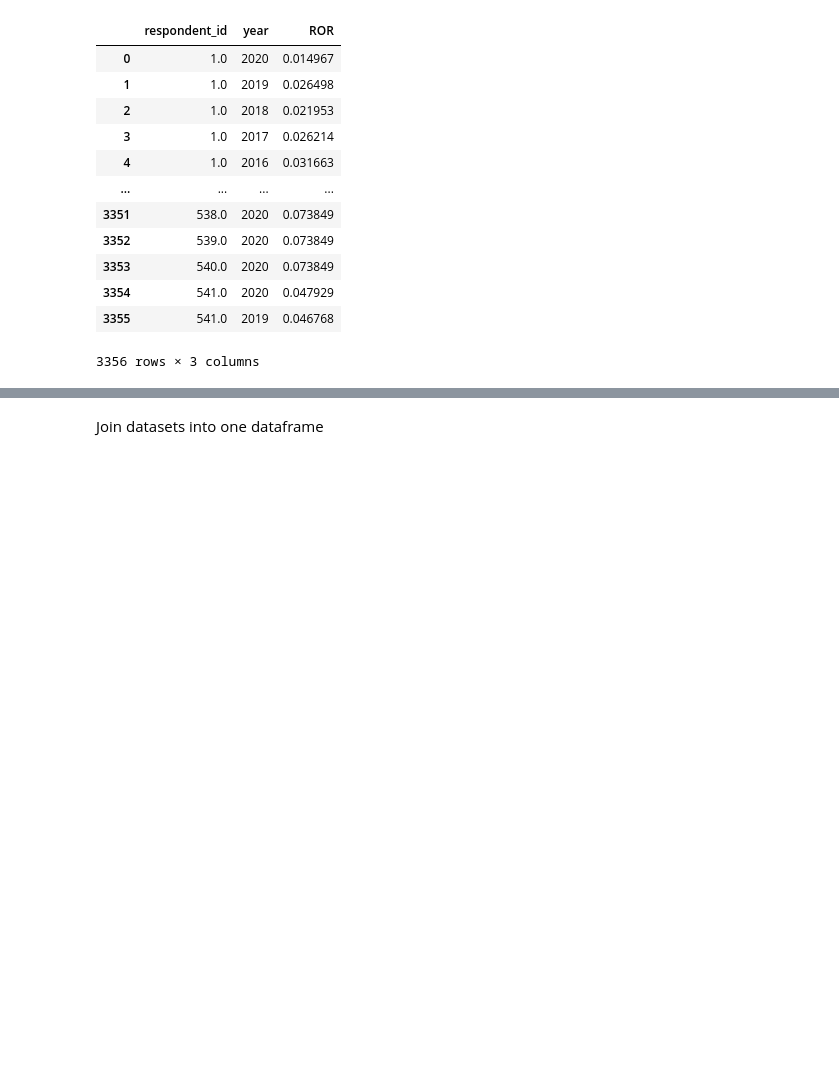
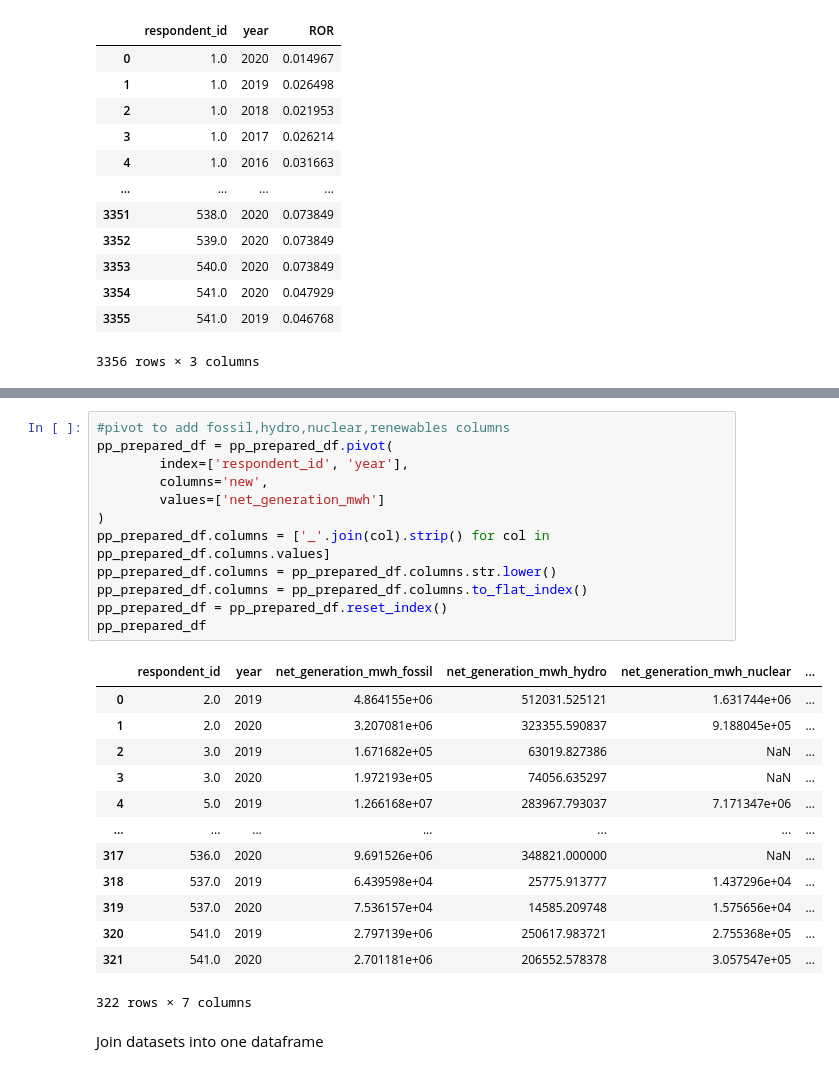
Before and after one commit to 2elle2/rmi-project, a Jupyter notebook: model/02_data_processing.ipynb, the cells around one changed output, grey strips where cells are left out. Saved outputs shown, nothing was run; the diff lists cells and outputs as text; blank space fills up the shorter version.

```diff
--- a/model/02_data_processing.ipynb
+++ b/model/02_data_processing.ipynb
@@ -489,3 +498,29 @@ pp_prepared_df = pp_prepared_df.pivot(
+# %%
+#pivot to add fossil,hydro,nuclear,renewables columns
+pp_prepared_df = pp_prepared_df.pivot(
+        index=['respondent_id', 'year'],
+        columns='new',
+        values=['net_generation_mwh']
+)
+pp_prepared_df.columns = ['_'.join(col).strip() for col in pp_prepared_df.columns.values]
+pp_prepared_df.columns = pp_prepared_df.columns.str.lower()
+pp_prepared_df.columns = pp_prepared_df.columns.to_flat_index()
+pp_prepared_df = pp_prepared_df.reset_index()
+pp_prepared_df
+# %% [output]
+|  | respondent_id | year | net_generation_mwh_fossil | net_generation_mwh_hydro | net_generation_mwh_nuclear | ... |
+| 0 | 2.0 | 2019 | 4.864155e+06 | 512031.525121 | 1.631744e+06 | ... |
+| 1 | 2.0 | 2020 | 3.207081e+06 | 323355.590837 | 9.188045e+05 | ... |
+| 2 | 3.0 | 2019 | 1.671682e+05 | 63019.827386 | NaN | ... |
+| 3 | 3.0 | 2020 | 1.972193e+05 | 74056.635297 | NaN | ... |
+| 4 | 5.0 | 2019 | 1.266168e+07 | 283967.793037 | 7.171347e+06 | ... |
+| ... | ... | ... | ... | ... | ... | ... |
+| 317 | 536.0 | 2020 | 9.691526e+06 | 348821.000000 | NaN | ... |
+| 318 | 537.0 | 2019 | 6.439598e+04 | 25775.913777 | 1.437296e+04 | ... |
+| 319 | 537.0 | 2020 | 7.536157e+04 | 14585.209748 | 1.575656e+04 | ... |
+| 320 | 541.0 | 2019 | 2.797139e+06 | 250617.983721 | 2.755368e+05 | ... |
+| 321 | 541.0 | 2020 | 2.701181e+06 | 206552.578378 | 3.057547e+05 | ... |
+322 rows × 7 columns
 # %% [markdown]
 Join datasets into one dataframe
 # %%
```
Also changed, not shown: parts of 11 cells of this notebook, 1 other file.
